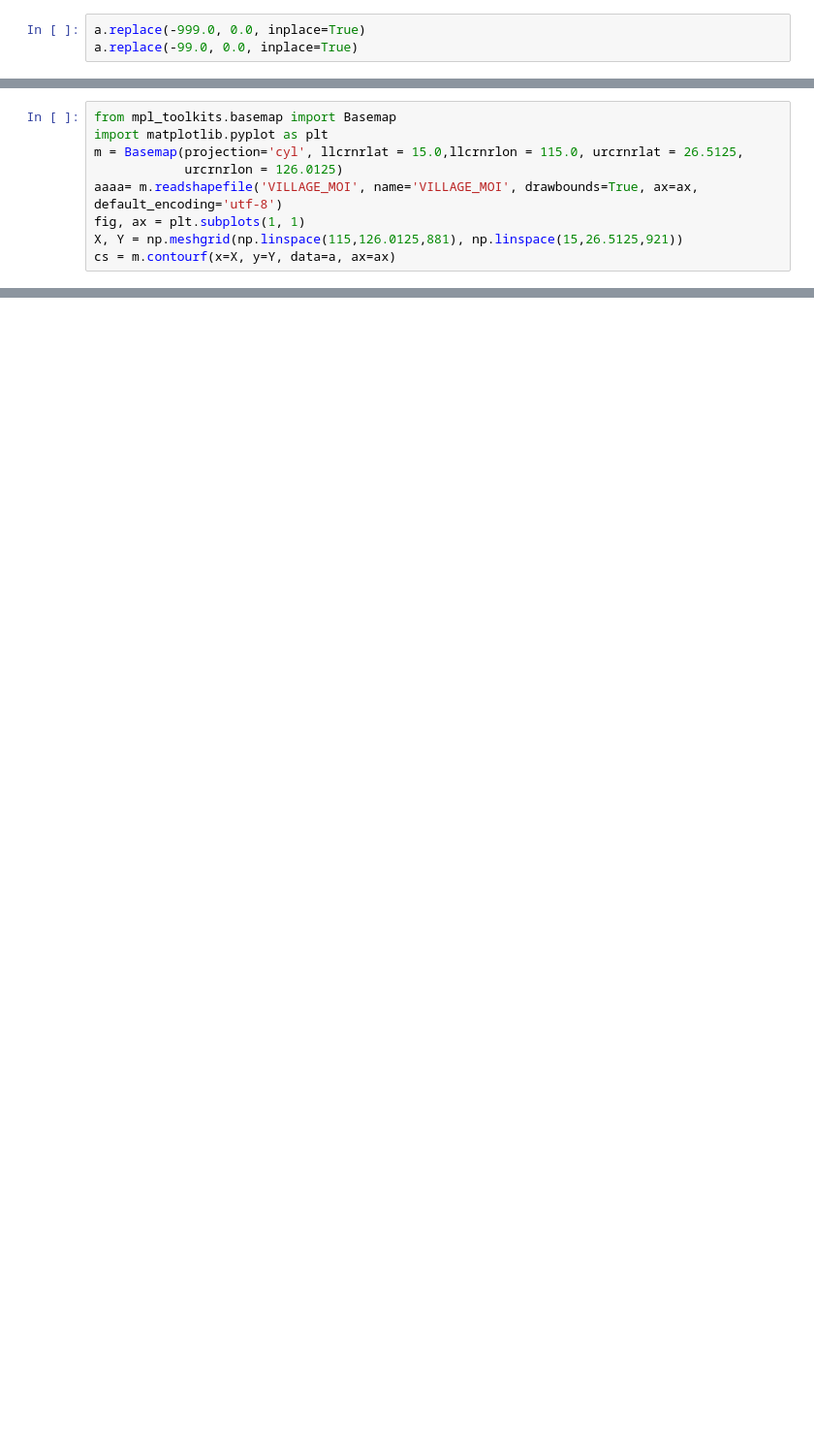
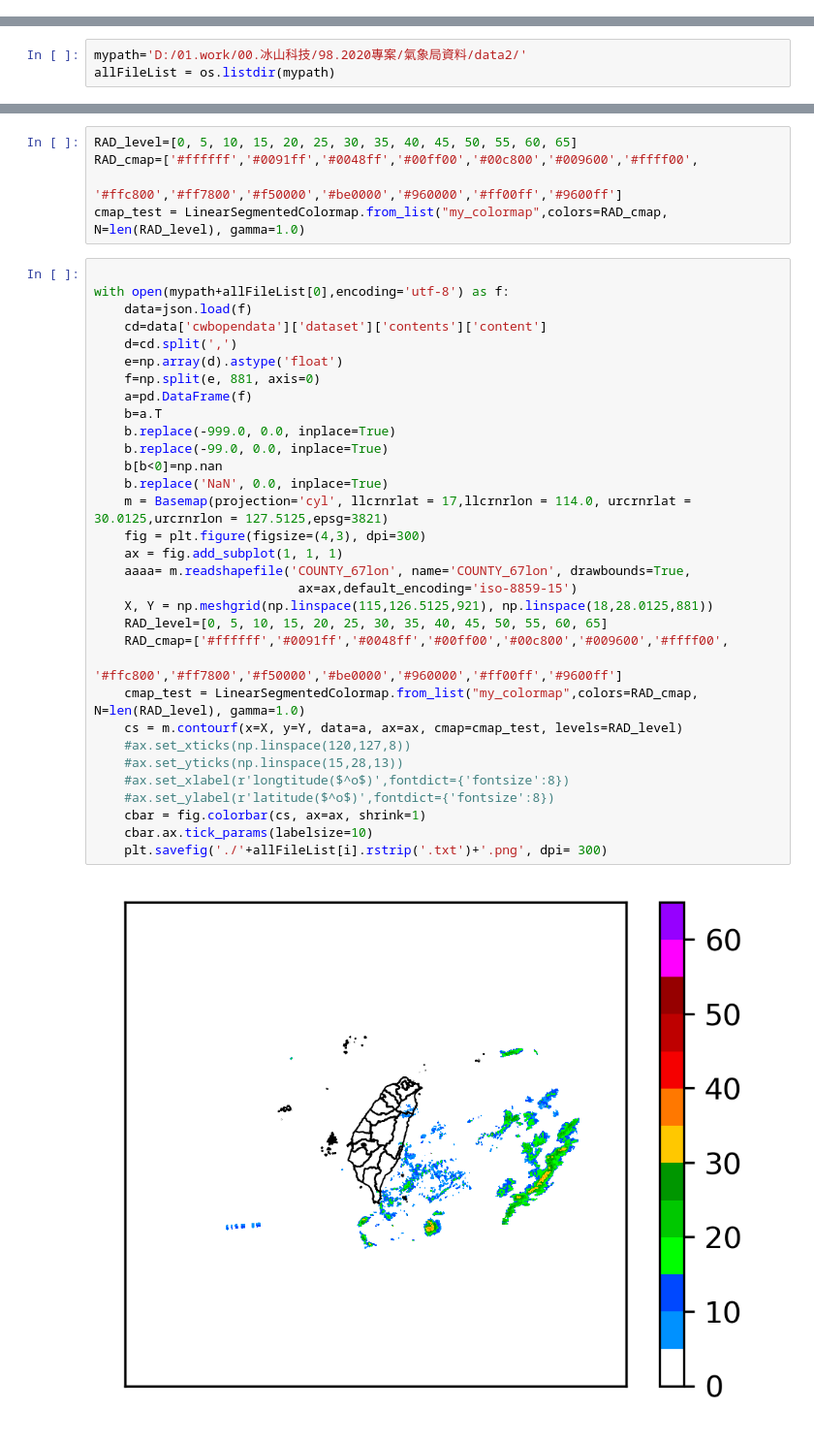
Before and after one commit to Jlumin/wea_plot, a Jupyter notebook: plot_data.ipynb, the cells around one changed output, grey strips where cells are left out. Shown at 97% size. Cells and saved outputs as stored; diff of their text form; blank space fills up the shorter version.

```diff
--- a/plot_data.ipynb
+++ b/plot_data.ipynb
@@ -49,3 +12,0 @@ a
-# %%
-a.replace(-999.0, 0.0, inplace=True)
-a.replace(-99.0, 0.0, inplace=True)
@@ -57,9 +12,0 @@ grid_size=[921,881]
-# %%
-from mpl_toolkits.basemap import Basemap
-import matplotlib.pyplot as plt
-m = Basemap(projection='cyl', llcrnrlat = 15.0,llcrnrlon = 115.0, urcrnrlat = 26.5125,
-            urcrnrlon = 126.0125)
-aaaa= m.readshapefile('VILLAGE_MOI', name='VILLAGE_MOI', drawbounds=True, ax=ax, default_encoding='utf-8')
-fig, ax = plt.subplots(1, 1)
-X, Y = np.meshgrid(np.linspace(115,126.0125,881), np.linspace(15,26.5125,921))
-cs = m.contourf(x=X, y=Y, data=a, ax=ax)
@@ -70,0 +13,3 @@ coordinates using the shpproj utility from the shapelib tools
+# %%
+mypath='D:/01.work/00.冰山科技/98.2020專案/氣象局資料/data2/'
+allFileList = os.listdir(mypath)
@@ -70,0 +27,39 @@ coordinates using the shpproj utility from the shapelib tools
+# %%
+RAD_level=[0, 5, 10, 15, 20, 25, 30, 35, 40, 45, 50, 55, 60, 65]
+RAD_cmap=['#ffffff','#0091ff','#0048ff','#00ff00','#00c800','#009600','#ffff00',
+                      '#ffc800','#ff7800','#f50000','#be0000','#960000','#ff00ff','#9600ff']
+cmap_test = LinearSegmentedColormap.from_list("my_colormap",colors=RAD_cmap, N=len(RAD_level), gamma=1.0)
+# %%
+
+with open(mypath+allFileList[0],encoding='utf-8') as f:
+    data=json.load(f)
+    cd=data['cwbopendata']['dataset']['contents']['content']
+    d=cd.split(',')
+    e=np.array(d).astype('float')
+    f=np.split(e, 881, axis=0)
+    a=pd.DataFrame(f)
+    b=a.T
+    b.replace(-999.0, 0.0, inplace=True)
+    b.replace(-99.0, 0.0, inplace=True)
+    b[b<0]=np.nan
+    b.replace('NaN', 0.0, inplace=True)
+    m = Basemap(projection='cyl', llcrnrlat = 17,llcrnrlon = 114.0, urcrnrlat = 30.0125,urcrnrlon = 127.5125,epsg=3821)
+    fig = plt.figure(figsize=(4,3), dpi=300)
+    ax = fig.add_subplot(1, 1, 1)
+    aaaa= m.readshapefile('COUNTY_67lon', name='COUNTY_67lon', drawbounds=True,
+                           ax=ax,default_encoding='iso-8859-15')
+    X, Y = np.meshgrid(np.linspace(115,126.5125,921), np.linspace(18,28.0125,881))
+    RAD_level=[0, 5, 10, 15, 20, 25, 30, 35, 40, 45, 50, 55, 60, 65]
+    RAD_cmap=['#ffffff','#0091ff','#0048ff','#00ff00','#00c800','#009600','#ffff00',
+                      '#ffc800','#ff7800','#f50000','#be0000','#960000','#ff00ff','#9600ff']
+    cmap_test = LinearSegmentedColormap.from_list("my_colormap",colors=RAD_cmap, N=len(RAD_level), gamma=1.0)
+    cs = m.contourf(x=X, y=Y, data=a, ax=ax, cmap=cmap_test, levels=RAD_level)
+    #ax.set_xticks(np.linspace(120,127,8))
+    #ax.set_yticks(np.linspace(15,28,13))
+    #ax.set_xlabel(r'longtitude($^o$)',fontdict={'fontsize':8})
+    #ax.set_ylabel(r'latitude($^o$)',fontdict={'fontsize':8})
+    cbar = fig.colorbar(cs, ax=ax, shrink=1)
+    cbar.ax.tick_params(labelsize=10)
+    plt.savefig('./'+allFileList[i].rstrip('.txt')+'.png', dpi= 300)
+# %% [output]
+[figure, added]
```
Also changed, not shown: parts of 10 cells of this notebook, 1 other file.
